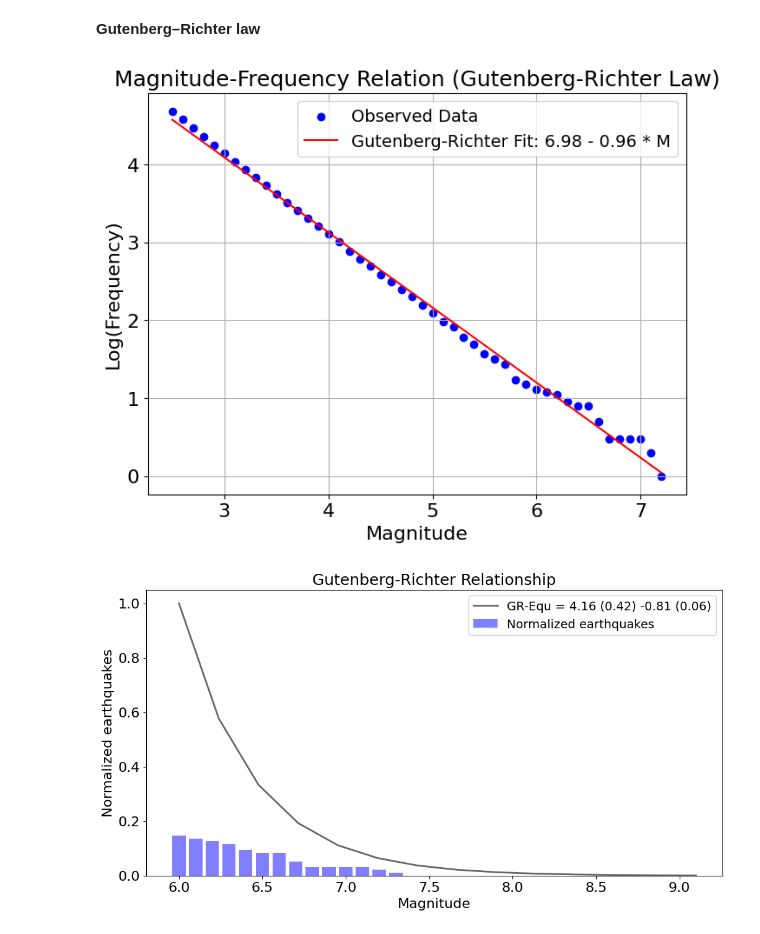
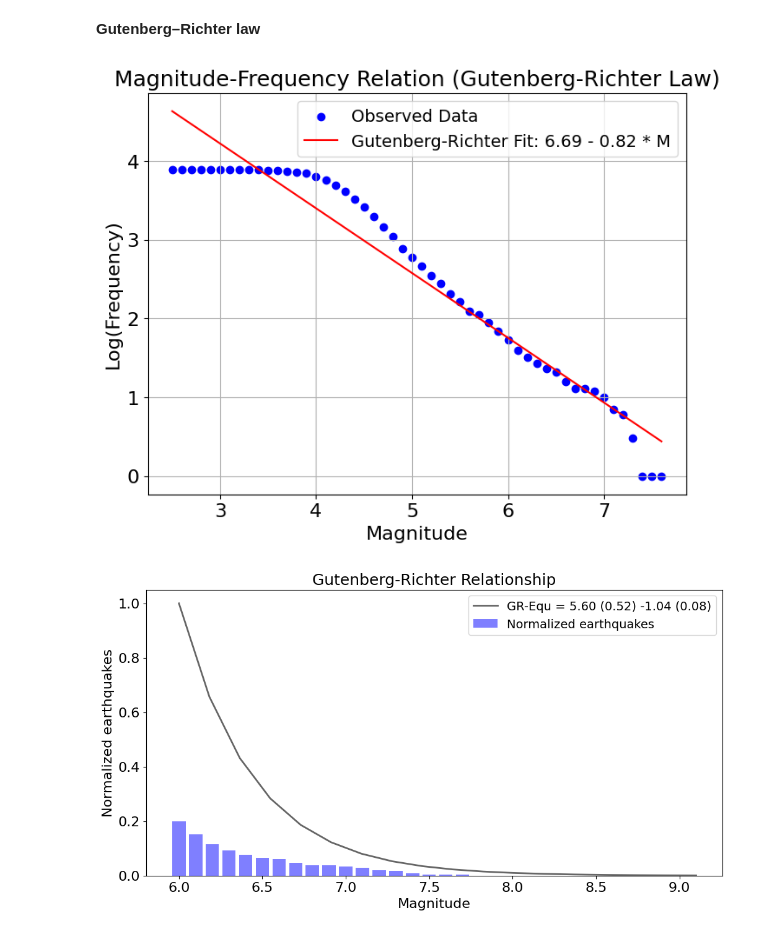
Before and after one commit to arifadli/Earthquake-Event-Analysis, a Jupyter notebook: Earthquake Research/Gutenberg Richter Law/Gutenberg Richter Law - Iran Earthquake.ipynb, the cells around one changed output. Cells and saved outputs as stored; diff of their text form; code cells hidden in the pictures.

```diff
--- a/Earthquake Research/Gutenberg Richter Law/Gutenberg Richter Law - Iran Earthquake.ipynb
+++ b/Earthquake Research/Gutenberg Richter Law/Gutenberg Richter Law - Iran Earthquake.ipynb
@@ -110,7 +112,7 @@ import matplotlib.pyplot as plt
 from scipy.optimize import curve_fit
 
 # Load earthquake dataset
-dataset = "https://raw.githubusercontent.com/arifadli/DatasetRepository/main/Disertation/California/usgs_california_1968_2018.csv"
+dataset = "https://raw.githubusercontent.com/arifadli/DatasetRepository/main/Disertation/Iran/Iran1973-2022.csv"
 data = pd.read_csv(dataset)
 
 # Hapus nilai NaN atau infinitas dari kolom 'mag'
@@ -119,34 +121,34 @@ data = data.dropna(subset=['mag'])
 # Hitung frekuensi kejadian gempa per rentang magnitudo
 magnitudes = np.arange(2.5, 8.6, 0.1)  # Rentang magnitudo
 frequency = []
 
 for mag in magnitudes:
     count = len(data[data['mag'] >= mag])
     frequency.append(count)
 
 # Hapus nol dari frekuensi untuk menghindari log(0)
 frequency = np.array(frequency)
 frequency = frequency[frequency != 0]
 
 # Fungsi untuk regresi linear pada skala log-log (Gutenberg-Richter)
 def gutenberg_richter(m, a, b):
     return a - b * m
 
 # Perkirakan parameter a dan b untuk garis regresi
 popt, pcov = curve_fit(gutenberg_richter, magnitudes[:len(frequency)], np.log10(frequency))
 
 # Plot MFR (Magnitude-Frequency Relation) pada skala log-log dengan garis regresi
 plt.figure(figsize=(8, 6))
 plt.scatter(magnitudes[:len(frequency)], np.log10(frequency), color='blue', label='Observed Data')
 plt.plot(magnitudes[:len(frequency)], gutenberg_richter(magnitudes[:len(frequency)], *popt), color='red', label=f'Gutenberg-Richter Fit: {popt[0]:.2f} - {popt[1]:.2f} * M')
 plt.xlabel('Magnitude')
 plt.ylabel('Log(Frequency)')
 plt.title('Magnitude-Frequency Relation (Gutenberg-Richter Law)')
 plt.legend()
 plt.grid(True)
 plt.show()
 # %% [output]
-[figure, old version]
+[figure, new version]
 # %%
 import pandas as pd
 import numpy as np
@@ -154,7 +156,7 @@ import matplotlib.pyplot as plt
 from scipy import stats
 
 # Load earthquake dataset
-dataset = "https://raw.githubusercontent.com/arifadli/DatasetRepository/main/Disertation/California/usgs_california_1968_2018.csv"
+dataset = "https://raw.githubusercontent.com/arifadli/DatasetRepository/main/Disertation/Iran/Iran1973-2022.csv"
 df = pd.read_csv(dataset)
 
 # Number of earthquakes by magnitude
@@ -204,4 +206,4 @@ plt.legend()
 plt.title('Gutenberg-Richter Relationship')
 plt.show()
 # %% [output]
-[figure, old version]
+[figure, new version]
```
Also changed, not shown: parts of 5 cells of this notebook.
